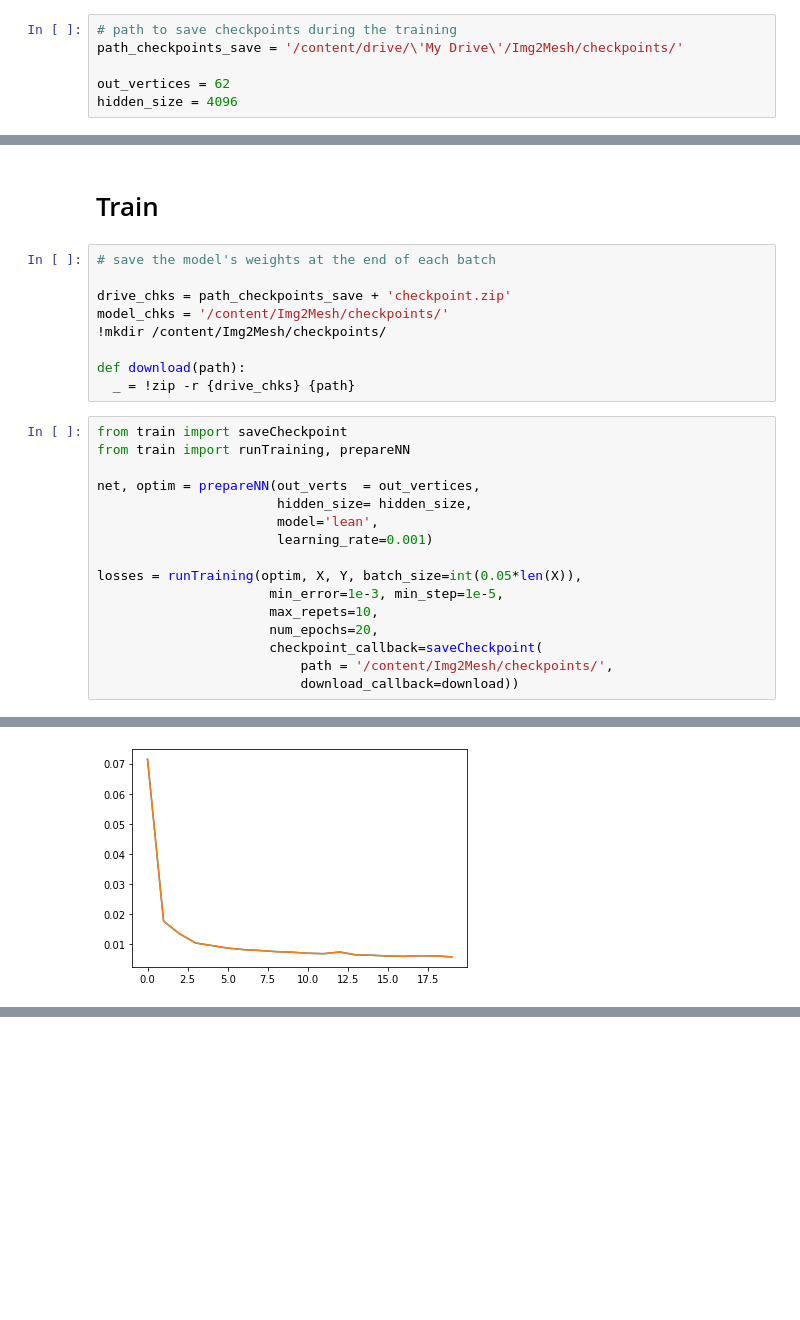
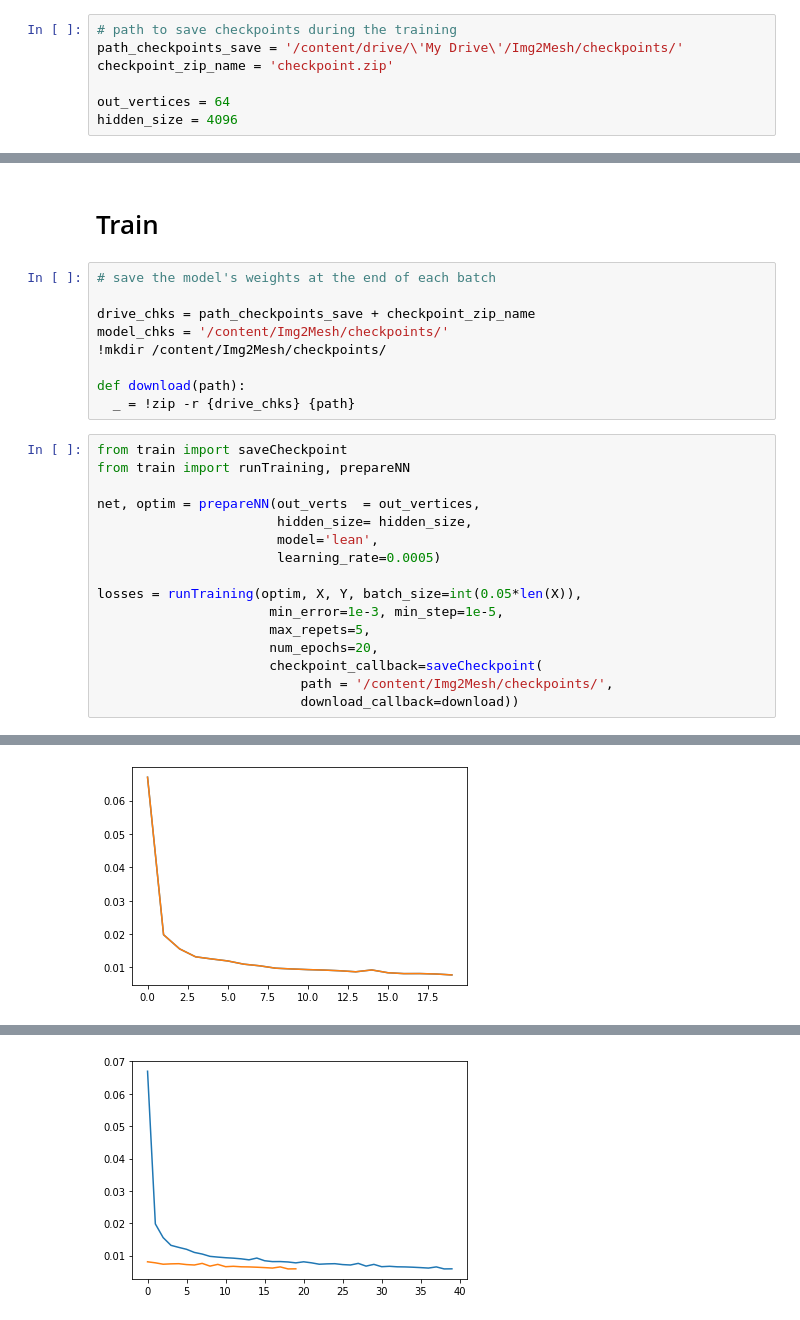
Before and after one commit to joalmei/Img2Mesh, a Jupyter notebook: Img2Mesh_Training.ipynb, the cells around one changed output, grey strips where cells are left out. Saved outputs shown, nothing was run; the diff lists cells and outputs as text; blank space fills up the shorter version.

```diff
--- a/Img2Mesh_Training.ipynb
+++ b/Img2Mesh_Training.ipynb
@@ -16,8 +16,9 @@ tarpath  = '/content/drive/\'My Drive\'/Img2Mesh/dataset/tars/'
 # %%
 # path to save checkpoints during the training
 path_checkpoints_save = '/content/drive/\'My Drive\'/Img2Mesh/checkpoints/'
+checkpoint_zip_name = 'checkpoint.zip'
 
-out_vertices = 62
+out_vertices = 64
 hidden_size = 4096
 # %% [markdown]
 # Requirements
@@ -77,7 +78,7 @@ Y = downsample(Y, k=int(0.5e3))
 # %%
 # save the model's weights at the end of each batch
 
-drive_chks = path_checkpoints_save + 'checkpoint.zip'
+drive_chks = path_checkpoints_save + checkpoint_zip_name
 model_chks = '/content/Img2Mesh/checkpoints/'
 !mkdir /content/Img2Mesh/checkpoints/
 
@@ -90,11 +91,11 @@ from train import runTraining, prepareNN
 net, optim = prepareNN(out_verts  = out_vertices,
                        hidden_size= hidden_size,
                        model='lean',
-                       learning_rate=0.001)
+                       learning_rate=0.0005)
 
 losses = runTraining(optim, X, Y, batch_size=int(0.05*len(X)),
                       min_error=1e-3, min_step=1e-5,
-                      max_repets=10,
+                      max_repets=5,
                       num_epochs=20,
                       checkpoint_callback=saveCheckpoint(
                           path = '/content/Img2Mesh/checkpoints/',
@@ -120,2 +121,2 @@ batches: ..........  epoch :  19  ; loss =  0.005753254052251577  ( 10.744075536
-[figure, old version]
+[figure, new version]
 ========================================================================
@@ -124,0 +139 @@ batches: .....
+[figure, added]
```
Also changed, not shown: parts of 5 cells of this notebook.
